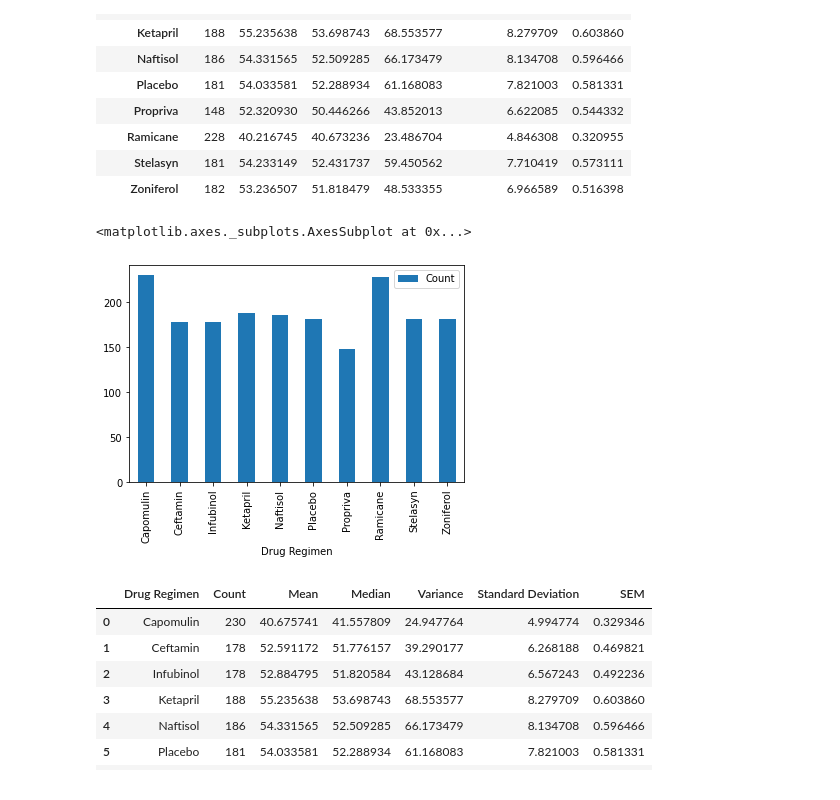
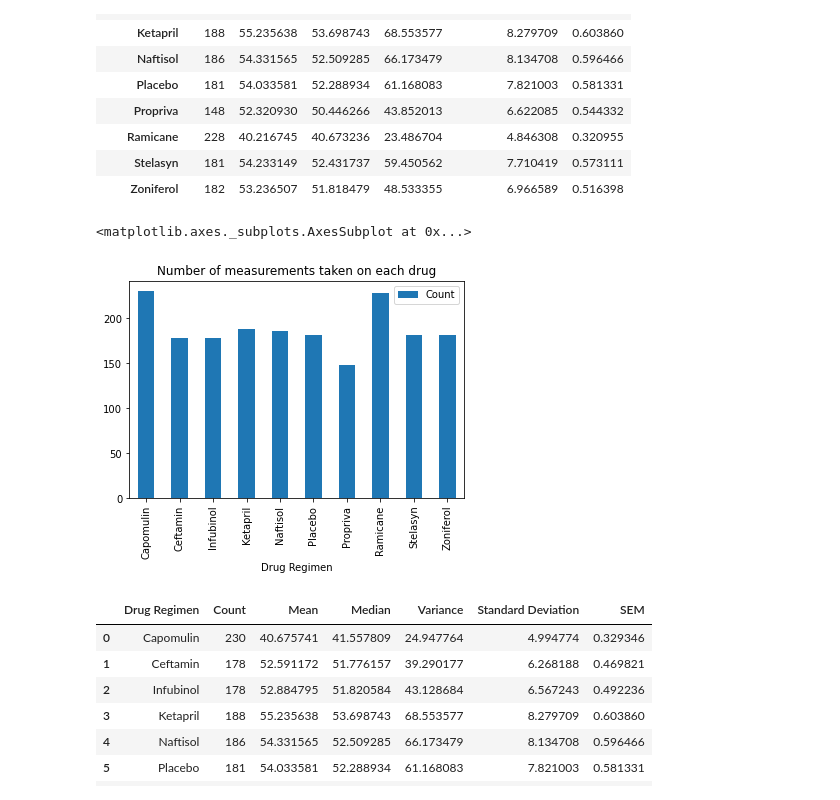
Before and after one commit to RachelFizel/Maqtplotlib, a Jupyter notebook: Pymaceuticals/pymaceuticals.ipynb, the cells around one changed output. Drawn from its saved outputs; the diff is of its cells as text; code cells hidden in the pictures.

```diff
--- a/Pymaceuticals/pymaceuticals.ipynb
+++ b/Pymaceuticals/pymaceuticals.ipynb
@@ -183,10 +171,10 @@ tumor_results
 # %%
 # Generate a bar plot showing the total number of measurements taken on each drug regimen using pandas.
 
-tumor_results.plot.bar(y = "Count")
+tumor_results.plot.bar(y = "Count", title = "Number of measurements taken on each drug")
 # %% [output]
 <matplotlib.axes._subplots.AxesSubplot at 0x...>
-[figure, old version]
+[figure, new version]
 # %%
 reset_tumor_results = tumor_results.reset_index()
 reset_tumor_results
```
Also changed, not shown: parts of 24 cells of this notebook, 1 other file.
